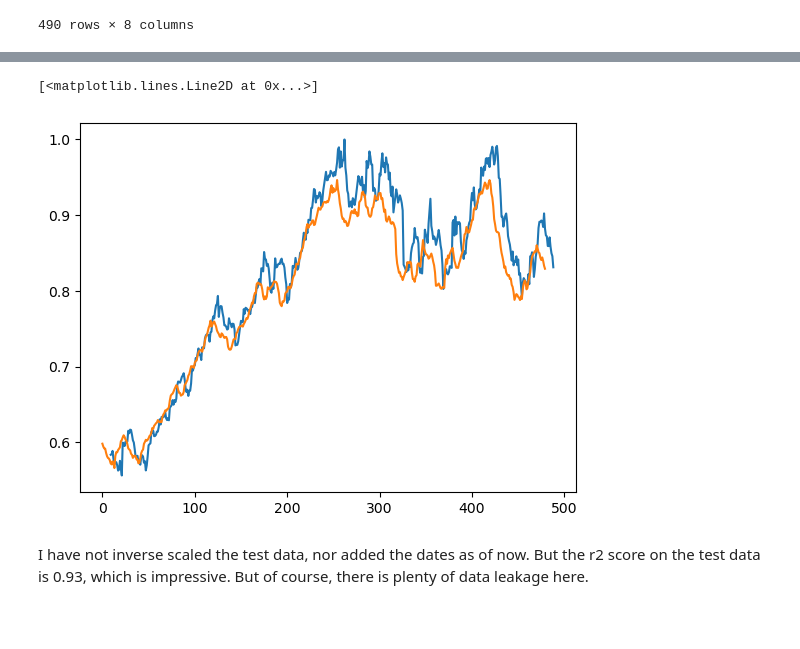
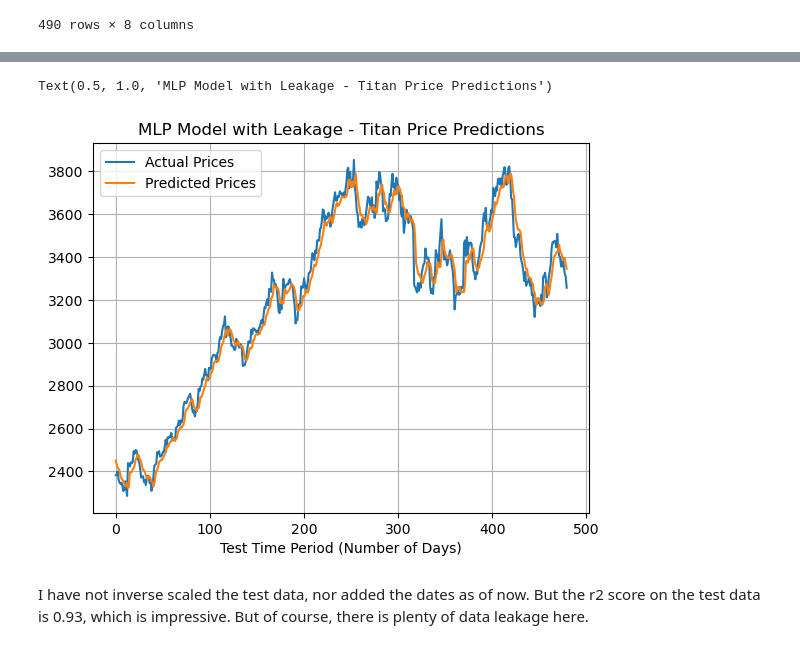
Before and after one commit to 3v-mb/Mini-projects-in-Financial-Engineering, a Jupyter notebook: Titan Stock Analysis.ipynb, the cells around one changed output, grey strips where cells are left out. Cells and saved outputs as stored; diff of their text form; code cells hidden in the pictures; blank space fills up the shorter version.

Commit message:
minor changes to the visualisation

```diff
--- a/Titan Stock Analysis.ipynb
+++ b/Titan Stock Analysis.ipynb
@@ -369,9 +400,16 @@ r2_score(y_test_scaled, y_pred)
+# %%
+y_test_og_scale = scaler.inverse_transform(y_test_scaled)
+y_pred_og_scale = scaler.inverse_transform(y_pred)
 # %%
-plt.plot(y_test_scaled)
-plt.plot(y_pred)
+plt.plot(y_test_og_scale, label="Actual Prices")
+plt.plot(y_pred_og_scale,label="Predicted Prices")
+plt.legend()
+plt.grid()
+plt.xlabel("Test Time Period (Number of Days)")
+plt.title("MLP Model with Leakage - Titan Price Predictions")
 # %% [output]
-[<matplotlib.lines.Line2D at 0x...>]
+Text(0.5, 1.0, 'MLP Model with Leakage - Titan Price Predictions')
-[figure, old version]
+[figure, new version]
 # %% [markdown]
 I have not inverse scaled the test data, nor added the dates as of now. But the r2 score on the test data is 0.93, which is impressive. But of course, there is plenty of data leakage here.
 # %% [markdown]
```
Also changed, not shown: parts of 15 cells of this notebook.
